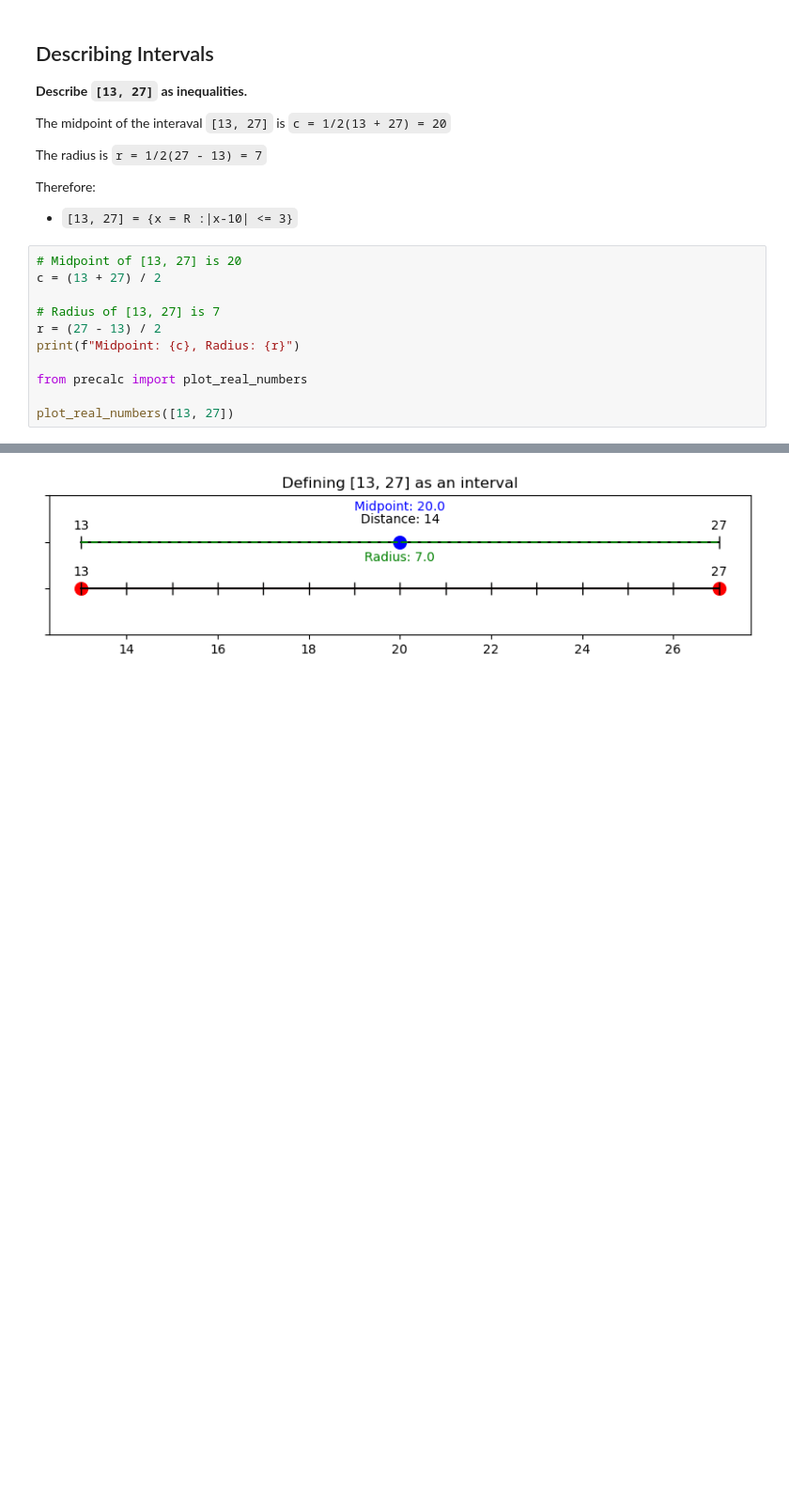
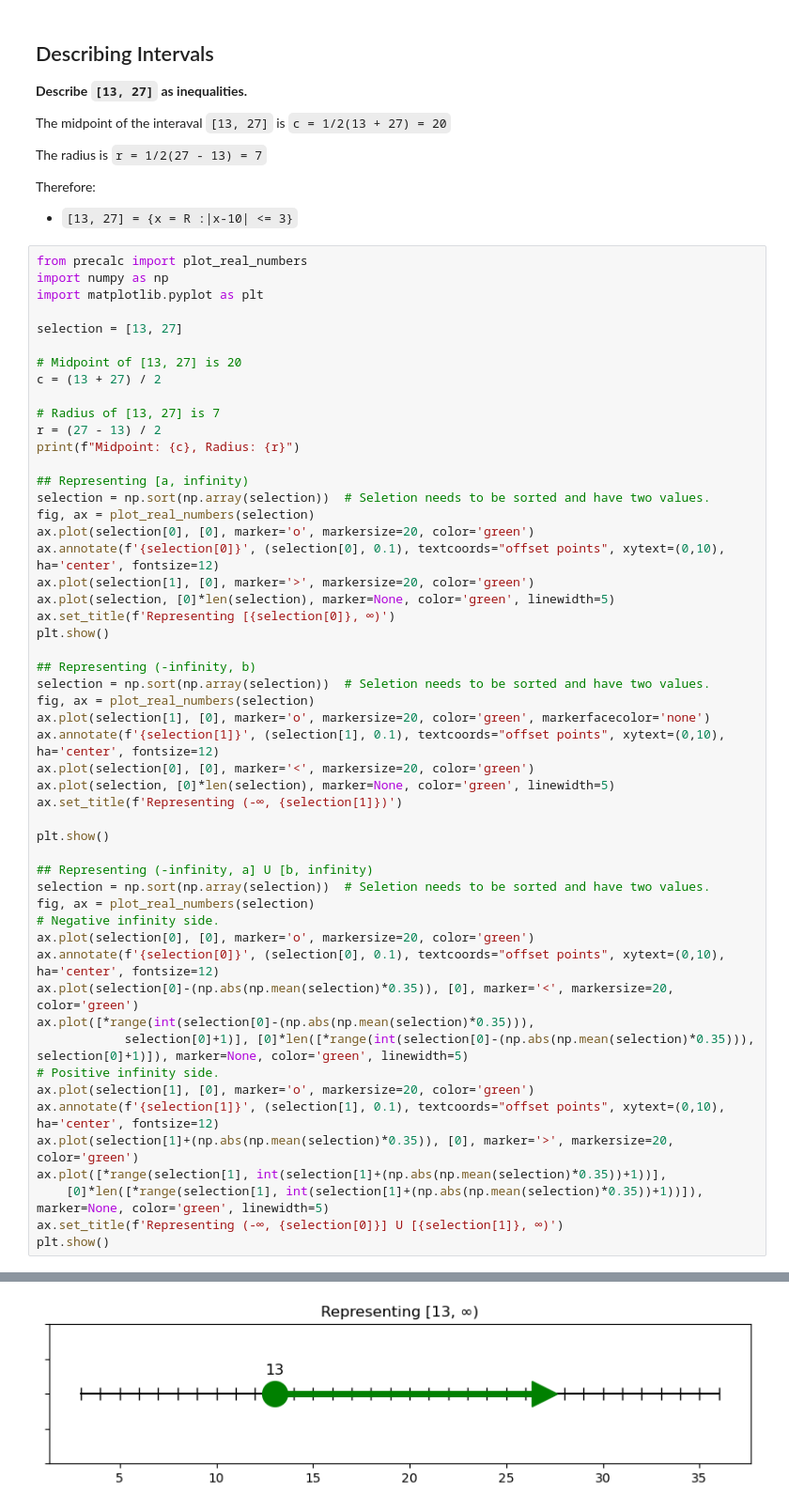
Before and after one commit to bravobryan/bravemath, a Jupyter notebook: bravemath/calc/precalc/precalc_notes.ipynb, the cells around one changed output, grey strips where cells are left out. Shown at 94% size. Cells and saved outputs as stored; diff of their text form; blank space fills up the shorter version.

Commit message:
added notes to precalc_notes.ipynb

```diff
--- a/bravemath/calc/precalc/precalc_notes.ipynb
+++ b/bravemath/calc/precalc/precalc_notes.ipynb
@@ -32,16 +32,57 @@ The radius is `r = 1/2(27 - 13) = 7`
 Therefore:
 - `[13, 27] = {x = R :|x-10| <= 3}`
 # %%
+from precalc import plot_real_numbers
+import numpy as np
+import matplotlib.pyplot as plt
+
+selection = [13, 27]
+
 # Midpoint of [13, 27] is 20
 c = (13 + 27) / 2
 
 # Radius of [13, 27] is 7
 r = (27 - 13) / 2
 print(f"Midpoint: {c}, Radius: {r}")
 
-from precalc import plot_real_numbers
+## Representing [a, infinity)
+selection = np.sort(np.array(selection))  # Seletion needs to be sorted and have two values.
+fig, ax = plot_real_numbers(selection)
+ax.plot(selection[0], [0], marker='o', markersize=20, color='green')
+ax.annotate(f'{selection[0]}', (selection[0], 0.1), textcoords="offset points", xytext=(0,10), ha='center', fontsize=12)
+ax.plot(selection[1], [0], marker='>', markersize=20, color='green')
+ax.plot(selection, [0]*len(selection), marker=None, color='green', linewidth=5)
+ax.set_title(f'Representing [{selection[0]}, ∞)')
+plt.show()
 
-plot_real_numbers([13, 27])
+## Representing (-infinity, b)
+selection = np.sort(np.array(selection))  # Seletion needs to be sorted and have two values.
+fig, ax = plot_real_numbers(selection)
+ax.plot(selection[1], [0], marker='o', markersize=20, color='green', markerfacecolor='none')
+ax.annotate(f'{selection[1]}', (selection[1], 0.1), textcoords="offset points", xytext=(0,10), ha='center', fontsize=12)
+ax.plot(selection[0], [0], marker='<', markersize=20, color='green')
+ax.plot(selection, [0]*len(selection), marker=None, color='green', linewidth=5)
+ax.set_title(f'Representing (-∞, {selection[1]})')
+
+plt.show()
+
+## Representing (-infinity, a] U [b, infinity)
+selection = np.sort(np.array(selection))  # Seletion needs to be sorted and have two values.
+fig, ax = plot_real_numbers(selection)
+# Negative infinity side.
+ax.plot(selection[0], [0], marker='o', markersize=20, color='green')
+ax.annotate(f'{selection[0]}', (selection[0], 0.1), textcoords="offset points", xytext=(0,10), ha='center', fontsize=12)
+ax.plot(selection[0]-(np.abs(np.mean(selection)*0.35)), [0], marker='<', markersize=20, color='green')
+ax.plot([*range(int(selection[0]-(np.abs(np.mean(selection)*0.35))),
+            selection[0]+1)], [0]*len([*range(int(selection[0]-(np.abs(np.mean(selection)*0.35))), selection[0]+1)]), marker=None, color='green', linewidth=5)
+# Positive infinity side.
+ax.plot(selection[1], [0], marker='o', markersize=20, color='green')
+ax.annotate(f'{selection[1]}', (selection[1], 0.1), textcoords="offset points", xytext=(0,10), ha='center', fontsize=12)
+ax.plot(selection[1]+(np.abs(np.mean(selection)*0.35)), [0], marker='>', markersize=20, color='green')
+ax.plot([*range(selection[1], int(selection[1]+(np.abs(np.mean(selection)*0.35))+1))],
+    [0]*len([*range(selection[1], int(selection[1]+(np.abs(np.mean(selection)*0.35))+1))]), marker=None, color='green', linewidth=5)
+ax.set_title(f'Representing (-∞, {selection[0]}] U [{selection[1]}, ∞)')
+plt.show()
 # %% [output]
 Midpoint: 20.0, Radius: 7.0
-[figure, old version]
+[figure, new version]
```
Also changed, not shown: parts of 3 cells of this notebook.
